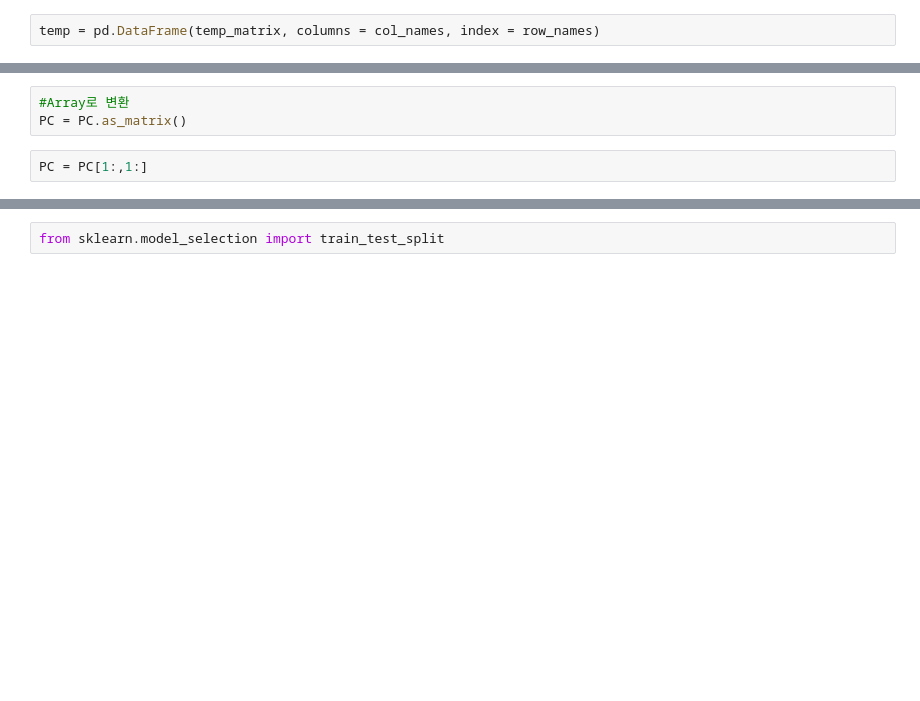
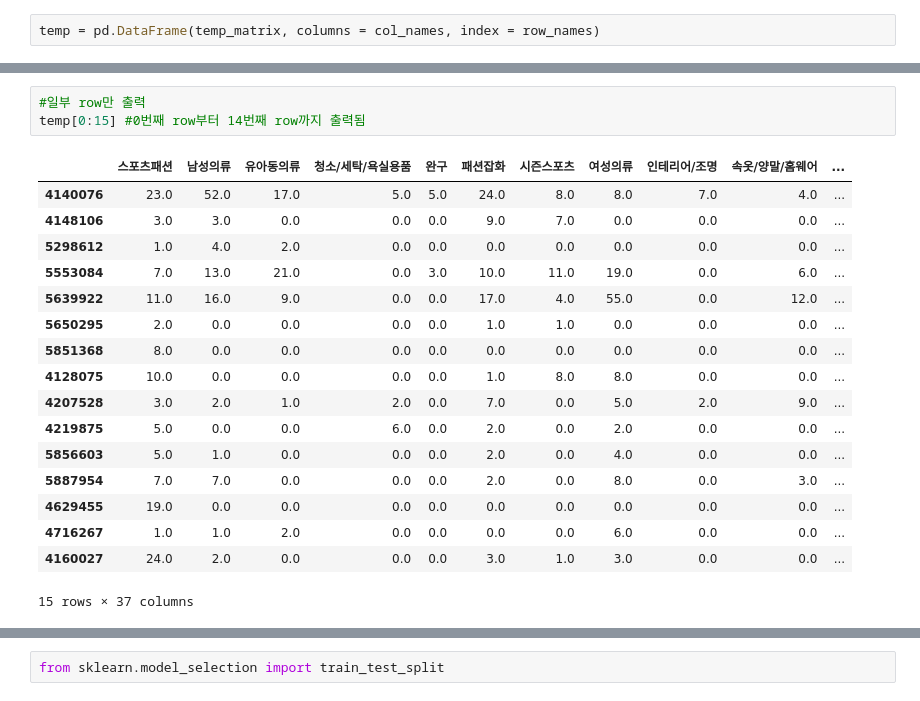
Before and after one commit to hyeon95y/Trend_Predicting, a Jupyter notebook: Developing Online Preference 2.ipynb, the cells around one changed output, grey strips where cells are left out. Drawn from its saved outputs; the diff is of its cells as text; blank space fills up the shorter version.

```diff
--- a/Developing Online Preference 2.ipynb
+++ b/Developing Online Preference 2.ipynb
@@ -131,5 +139,21 @@ SyntaxError: invalid syntax (<ipython-input-119-49ec3cf85a09>, line 2)
-# %%
-#Array로 변환
-PC = PC.as_matrix()
-# %%
-PC = PC[1:,1:]
+# %%
+#일부 row만 출력
+temp[0:15] #0번째 row부터 14번째 row까지 출력됨
+# %% [output]
+|  | 스포츠패션 | 남성의류 | 유아동의류 | 청소/세탁/욕실용품 | 완구 | 패션잡화 | 시즌스포츠 | 여성의류 | 인테리어/조명 | 속옷/양말/홈웨어 | ... |
+| 4140076 | 23.0 | 52.0 | 17.0 | 5.0 | 5.0 | 24.0 | 8.0 | 8.0 | 7.0 | 4.0 | ... |
+| 4148106 | 3.0 | 3.0 | 0.0 | 0.0 | 0.0 | 9.0 | 7.0 | 0.0 | 0.0 | 0.0 | ... |
+| 5298612 | 1.0 | 4.0 | 2.0 | 0.0 | 0.0 | 0.0 | 0.0 | 0.0 | 0.0 | 0.0 | ... |
+| 5553084 | 7.0 | 13.0 | 21.0 | 0.0 | 3.0 | 10.0 | 11.0 | 19.0 | 0.0 | 6.0 | ... |
+| 5639922 | 11.0 | 16.0 | 9.0 | 0.0 | 0.0 | 17.0 | 4.0 | 55.0 | 0.0 | 12.0 | ... |
+| 5650295 | 2.0 | 0.0 | 0.0 | 0.0 | 0.0 | 1.0 | 1.0 | 0.0 | 0.0 | 0.0 | ... |
+| 5851368 | 8.0 | 0.0 | 0.0 | 0.0 | 0.0 | 0.0 | 0.0 | 0.0 | 0.0 | 0.0 | ... |
+| 4128075 | 10.0 | 0.0 | 0.0 | 0.0 | 0.0 | 1.0 | 8.0 | 8.0 | 0.0 | 0.0 | ... |
+| 4207528 | 3.0 | 2.0 | 1.0 | 2.0 | 0.0 | 7.0 | 0.0 | 5.0 | 2.0 | 9.0 | ... |
+| 4219875 | 5.0 | 0.0 | 0.0 | 6.0 | 0.0 | 2.0 | 0.0 | 2.0 | 0.0 | 0.0 | ... |
+| 5856603 | 5.0 | 1.0 | 0.0 | 0.0 | 0.0 | 2.0 | 0.0 | 4.0 | 0.0 | 0.0 | ... |
+| 5887954 | 7.0 | 7.0 | 0.0 | 0.0 | 0.0 | 2.0 | 0.0 | 8.0 | 0.0 | 3.0 | ... |
+| 4629455 | 19.0 | 0.0 | 0.0 | 0.0 | 0.0 | 0.0 | 0.0 | 0.0 | 0.0 | 0.0 | ... |
+| 4716267 | 1.0 | 1.0 | 2.0 | 0.0 | 0.0 | 0.0 | 0.0 | 6.0 | 0.0 | 0.0 | ... |
+| 4160027 | 24.0 | 2.0 | 0.0 | 0.0 | 0.0 | 3.0 | 1.0 | 3.0 | 0.0 | 0.0 | ... |
+15 rows × 37 columns
```
Also changed, not shown: parts of 74 cells of this notebook.
